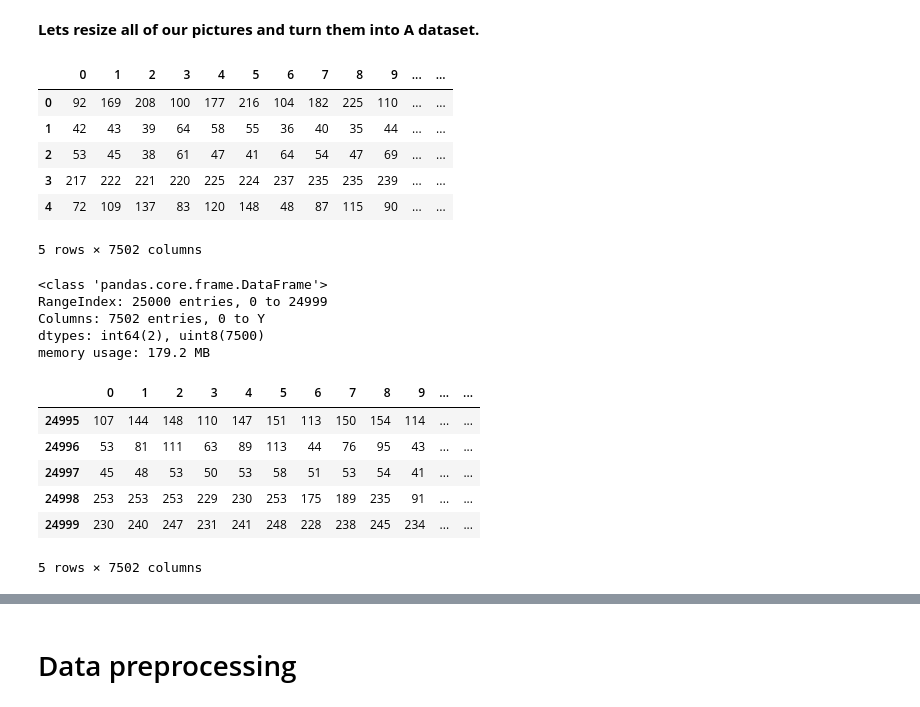
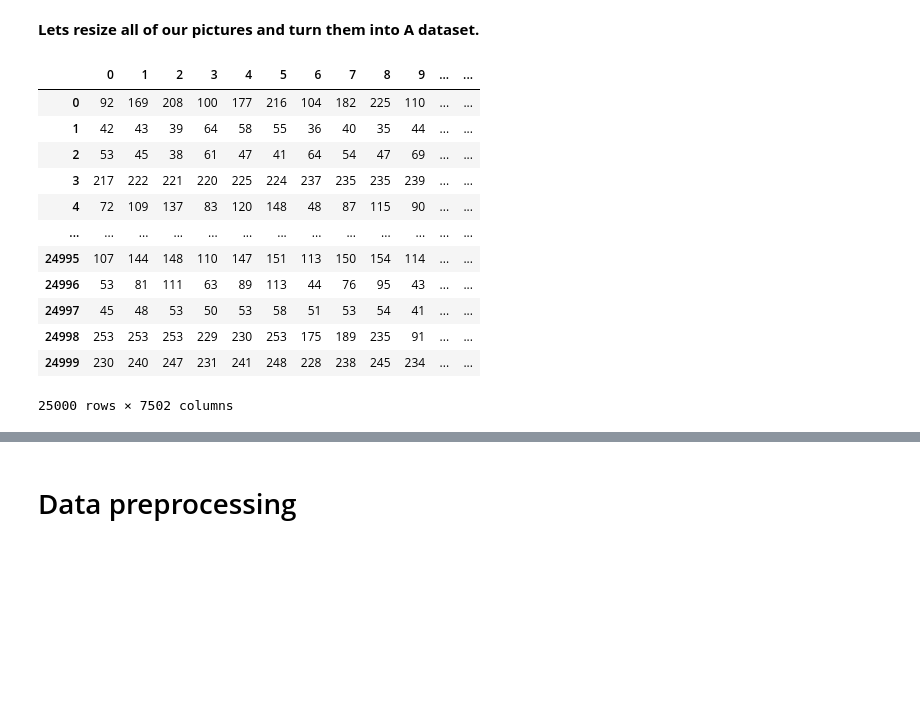
Before and after one commit to Yasmin0610/OurProject, a Jupyter notebook: Cats vs Dogs.ipynb, the cells around one changed output, grey strips where cells are left out. Saved outputs shown, nothing was run; the diff lists cells and outputs as text; code cells hidden in the pictures; blank space fills up the shorter version.

```diff
--- a/Cats vs Dogs.ipynb
+++ b/Cats vs Dogs.ipynb
@@ -75,31 +75,19 @@ images_df = pd.DataFrame(training_data)
 labels_df = pd.DataFrame(named_data, columns = ['labels'])
 # %%
 df = pd.concat([images_df, labels_df], axis=1)
-# %%
-df.head()
-# %% [output]
-|  | 0 | 1 | 2 | 3 | 4 | 5 | 6 | 7 | 8 | 9 | ... | ... |
-| 0 | 92 | 169 | 208 | 100 | 177 | 216 | 104 | 182 | 225 | 110 | ... | ... |
-| 1 | 42 | 43 | 39 | 64 | 58 | 55 | 36 | 40 | 35 | 44 | ... | ... |
-| 2 | 53 | 45 | 38 | 61 | 47 | 41 | 64 | 54 | 47 | 69 | ... | ... |
-| 3 | 217 | 222 | 221 | 220 | 225 | 224 | 237 | 235 | 235 | 239 | ... | ... |
-| 4 | 72 | 109 | 137 | 83 | 120 | 148 | 48 | 87 | 115 | 90 | ... | ... |
-5 rows × 7502 columns
-# %%
-df.info()
-# %% [output]
-<class 'pandas.core.frame.DataFrame'>
-RangeIndex: 25000 entries, 0 to 24999
-Columns: 7502 entries, 0 to Y
-dtypes: int64(2), uint8(7500)
-memory usage: 179.2 MB
-# %%
-df.tail()
-# %% [output]
-|  | 0 | 1 | 2 | 3 | 4 | 5 | 6 | 7 | 8 | 9 | ... | ... |
-| 24995 | 107 | 144 | 148 | 110 | 147 | 151 | 113 | 150 | 154 | 114 | ... | ... |
-| 24996 | 53 | 81 | 111 | 63 | 89 | 113 | 44 | 76 | 95 | 43 | ... | ... |
-| 24997 | 45 | 48 | 53 | 50 | 53 | 58 | 51 | 53 | 54 | 41 | ... | ... |
-| 24998 | 253 | 253 | 253 | 229 | 230 | 253 | 175 | 189 | 235 | 91 | ... | ... |
-| 24999 | 230 | 240 | 247 | 231 | 241 | 248 | 228 | 238 | 245 | 234 | ... | ... |
-5 rows × 7502 columns
+# %%
+df
+# %% [output]
+|  | 0 | 1 | 2 | 3 | 4 | 5 | 6 | 7 | 8 | 9 | ... | ... |
+| 0 | 92 | 169 | 208 | 100 | 177 | 216 | 104 | 182 | 225 | 110 | ... | ... |
+| 1 | 42 | 43 | 39 | 64 | 58 | 55 | 36 | 40 | 35 | 44 | ... | ... |
+| 2 | 53 | 45 | 38 | 61 | 47 | 41 | 64 | 54 | 47 | 69 | ... | ... |
+| 3 | 217 | 222 | 221 | 220 | 225 | 224 | 237 | 235 | 235 | 239 | ... | ... |
+| 4 | 72 | 109 | 137 | 83 | 120 | 148 | 48 | 87 | 115 | 90 | ... | ... |
+| ... | ... | ... | ... | ... | ... | ... | ... | ... | ... | ... | ... | ... |
+| 24995 | 107 | 144 | 148 | 110 | 147 | 151 | 113 | 150 | 154 | 114 | ... | ... |
+| 24996 | 53 | 81 | 111 | 63 | 89 | 113 | 44 | 76 | 95 | 43 | ... | ... |
+| 24997 | 45 | 48 | 53 | 50 | 53 | 58 | 51 | 53 | 54 | 41 | ... | ... |
+| 24998 | 253 | 253 | 253 | 229 | 230 | 253 | 175 | 189 | 235 | 91 | ... | ... |
+| 24999 | 230 | 240 | 247 | 231 | 241 | 248 | 228 | 238 | 245 | 234 | ... | ... |
+25000 rows × 7502 columns
```
Also changed, not shown: parts of 2 cells of this notebook.
